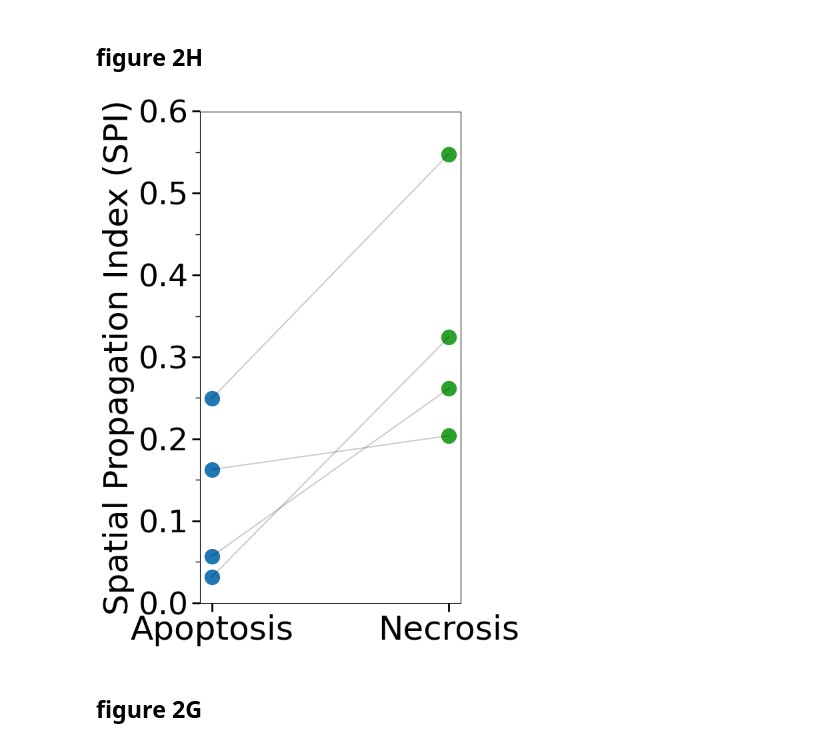
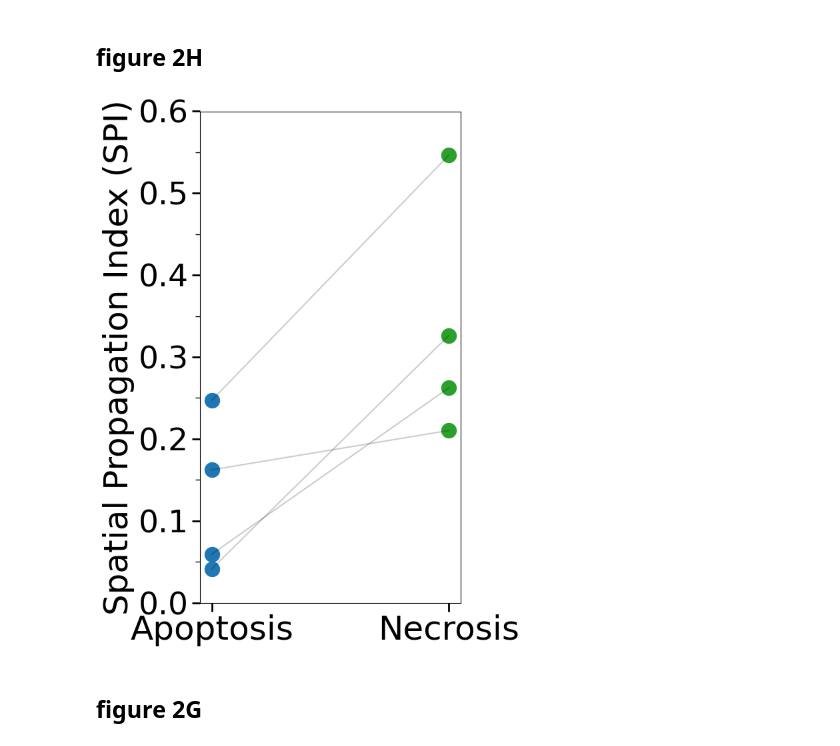
Before and after one commit to zaritskylab/CellDeathSpreading, a Jupyter notebook: notebooks/paper_figures.ipynb, the cells around one changed output. Saved outputs shown, nothing was run; the diff lists cells and outputs as text; code cells hidden in the pictures.

```diff
--- a/notebooks/paper_figures.ipynb
+++ b/notebooks/paper_figures.ipynb
@@ -16,8 +15,8 @@ savefig = False
 # %% [markdown]
 ## figure 2H
 # %%
-filtered_df = pd.read_csv(os.sep.join(os.getcwd().split(os.sep)[:-1])+"/results/AllExperimentsSPIs_updated.csv")
-filtered_df = filtered_df[(~filtered_df['Experiment_name'].str.contains('mixed', case=False, na=False))]#& ~filtered_df['Origin'].str.contains('field14_two_colony'))]
+filtered_df = pd.read_csv(os.sep.join(os.getcwd().split(os.sep)[:-1])+"/results/SPI_calculations.csv")
+filtered_df = filtered_df[filtered_df['Experiment_name'].str.contains('region', case=False, na=False)]#& ~filtered_df['Origin'].str.contains('field14_two_colony'))]
 filtered_subset = filtered_df[
     (filtered_df['neighbors_dist_threshold'] == 100) &
     (filtered_df['sliding_time_window_size'] == 10)
@@ -26,9 +25,7 @@ filtered_subset = filtered_df[
 
 
 # Example data
-custom_palette =  {"Apoptosis": "#1f77b4", "Necrosis": "#2ca02c"}#{"ApoptosisInColonies": "#bf7745", "NecrosisInColonies": "#f5e18a"}
-{"ApoptosisInColonies": "#1f77b4", "NecrosisInColonies": "#2ca02c"}
-{"apoptosis": "#bf7745", "necrosis": "#f5e18a"}
+custom_palette =  {"ApoptoticRegions": "#1f77b4", "NecroticRegions": "#2ca02c"}
 
 # Replace treatment with origin and group values
 # Filter the data for distance of 100 and sliding time window of 10
@@ -46,8 +43,8 @@ x_b = np.ones(len(origins))
 origin_markers = [origin_marker_dict[origin] for origin in origins]
 for origin in origins:
     subset = filtered_subset[filtered_subset['Origin'] == origin]
-    group_a = subset[subset['Treatment'] == 'Apoptosis']['SPI'].mean()
-    group_b = subset[subset['Treatment'] == 'Necrosis']['SPI'].mean()
+    group_a = subset[subset['Treatment'] == 'ApoptoticRegions']['SPI'].mean()
+    group_b = subset[subset['Treatment'] == 'NecroticRegions']['SPI'].mean()
     if not np.isnan(group_a) and not np.isnan(group_b):
         group_a_values.append(group_a)
         group_b_values.append(group_b)
@@ -56,36 +53,36 @@ for origin in origins:
 # Plot
 plt.figure(figsize=(6.5, 8.5))
 
 for i in range(len(treatment_labels)):
     # Line connecting values
     plt.plot([x_a[i], x_b[i]], [group_a_values[i], group_b_values[i]], 'k-', alpha=0.2)
     # Group A point
-    plt.scatter(x_a[i], group_a_values[i], color=custom_palette['Apoptosis'], marker=origin_markers[i], label='Apoptosis' if i == 0 else "", s=250)
+    plt.scatter(x_a[i], group_a_values[i], color=custom_palette['ApoptoticRegions'], marker=origin_markers[i], label='ApoptoticRegions' if i == 0 else "", s=250)
     # Group B point
-    plt.scatter(x_b[i], group_b_values[i], color=custom_palette['Necrosis'], marker=origin_markers[i], label='Necrosis' if i == 0 else "", s=250)
+    plt.scatter(x_b[i], group_b_values[i], color=custom_palette['NecroticRegions'], marker=origin_markers[i], label='NecroticRegions' if i == 0 else "", s=250)
 
 custom_legend = [Line2D([0], [0], marker=marker, color='k', markerfacecolor='k', markersize=10, label=origin)
                  for origin, marker in origin_marker_dict.items()]
 # Formatting
 plt.xticks([0, 1], ['Apoptosis', 'Necrosis'], fontsize=36)
 plt.gca().tick_params(axis='x', which='major', length=9, width=2, labelsize=36)
 plt.gca().tick_params(axis='y', which='major', length=9, width=2, labelsize=34)
 plt.gca().tick_params(axis='y', which='minor', length=5, width=1)
 plt.gca().set_yticks(np.arange(0.0, 0.7, 0.05), minor=True)
 # plt.yticks(np.arange(0.0, 0.7, 0.05), fontsize=22)
 # plt.yticks(fontsize = 22)
 plt.ylabel("Spatial Propagation Index (SPI)", fontsize = 36)
 # plt.title("SPI Values Across Treatments")
 plt.ylim(0.0, 0.6)
 plt.legend(handles=custom_legend, title="Origins", loc='lower right').remove()
 plt.grid(False)
 plt.tight_layout()
 plt.gca().set_facecolor('none')
 if savefig:
     plt.savefig(os.sep.join(os.getcwd().split(os.sep)[:-1])+"results/newSPIAcrossOrigins_paperf_dc_r.svg", format="svg", facecolor='none')
 plt.show()
 # %% [output]
-[figure, old version]
+[figure, new version]
 # %% [markdown]
 ## figure 2G
 # %%
```
Also changed, not shown: parts of 8 cells of this notebook, 24 other files.
